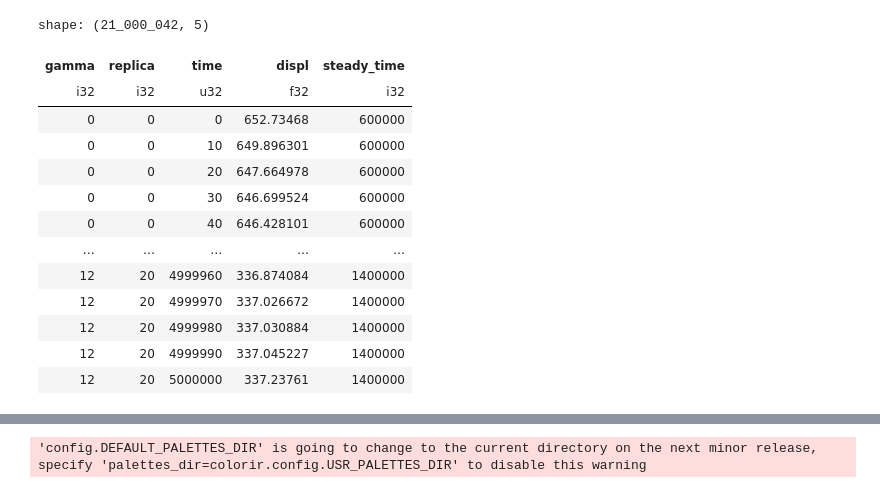
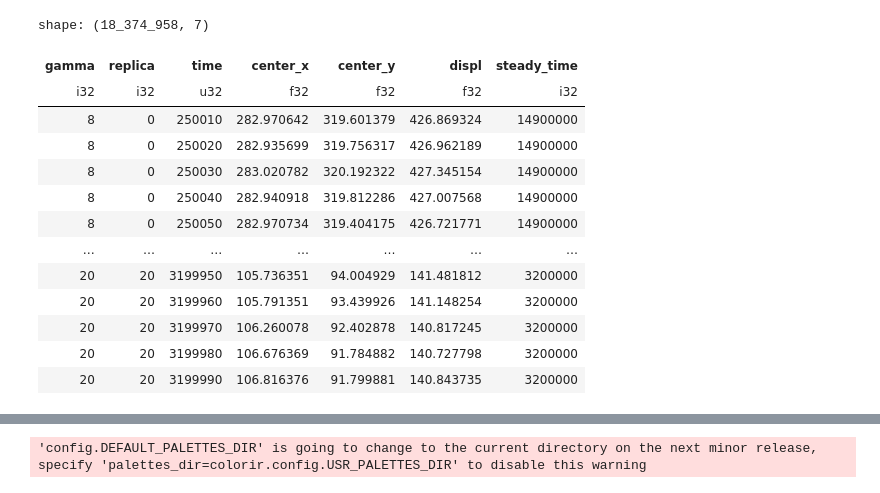
Before and after one commit to aleferna12/cellula-rs, a Jupyter notebook: analyses/msd.ipynb, the cells around one changed output, grey strips where cells are left out. Drawn from its saved outputs; the diff is of its cells as text; code cells hidden in the pictures.

```diff
--- a/analyses/msd.ipynb
+++ b/analyses/msd.ipynb
@@ -23,6 +25,7 @@ for i in range(len(sims)):
     )
 cellveldf = pl.concat(sims)
 # %%
+# Analyse whole duration if never reaches peak (replace 180 to change that)
 stdf = cellveldf\
     .with_columns(displ=(pl.col("center_x") ** 2 + pl.col("center_y") ** 2) ** 0.5)\
     .with_columns(mean_displ=pl.col("displ").mean().over(["gamma", "sim_replica", "wtime"]))\
@@ -30,8 +33,9 @@ stdf = cellveldf\
     .sort("wtime")\
     .group_by("gamma")\
     .agg(
-        steady_time=pl.col("wtime").filter(pl.col("mean_displ") <= pl.col("mean_displ").filter(pl.col("wtime") > 1e7).mean()).min()
+        steady_time=pl.col("wtime").filter(pl.col("mean_displ") <= 180).min()
     )\
+    .fill_null(cellveldf["wtime"].max())\
     .sort("gamma")
 stdf
 # %% [output]
@@ -84,31 +88,36 @@ shape: (63_000_126, 17)
 # %%
 displdf = celldf.select(
     "gamma",
     "replica",
     "time",
+    "center_x",
+    "center_y",
     displ=(pl.col("center_x") ** 2 + pl.col("center_y") ** 2) ** 0.5
+).join(
+    stdf,
+    on="gamma"
 ).sort([
     "gamma",
     "replica",
     "time"
-]).join(
-    stdf,
-    on="gamma"
-).filter(pl.col("gamma").is_in([0, 12]))  # Which simes to show
+]).filter(  # Cant combine this filter with above bc we need filtered steady_time
+    pl.col("time") > 25e4,
+    pl.col("time") < pl.col("steady_time")
+)
 displdf
 # %% [output]
-shape: (21_000_042, 5)
+shape: (18_374_958, 7)
-| gamma | replica | time | displ | steady_time |
-| i32 | i32 | u32 | f32 | i32 |
-| 0 | 0 | 0 | 652.73468 | 600000 |
-| 0 | 0 | 10 | 649.896301 | 600000 |
-| 0 | 0 | 20 | 647.664978 | 600000 |
-| 0 | 0 | 30 | 646.699524 | 600000 |
-| 0 | 0 | 40 | 646.428101 | 600000 |
-| … | … | … | … | … |
-| 12 | 20 | 4999960 | 336.874084 | 1400000 |
-| 12 | 20 | 4999970 | 337.026672 | 1400000 |
-| 12 | 20 | 4999980 | 337.030884 | 1400000 |
-| 12 | 20 | 4999990 | 337.045227 | 1400000 |
-| 12 | 20 | 5000000 | 337.23761 | 1400000 |
+| gamma | replica | time | center_x | center_y | displ | steady_time |
+| i32 | i32 | u32 | f32 | f32 | f32 | i32 |
+| 8 | 0 | 250010 | 282.970642 | 319.601379 | 426.869324 | 14900000 |
+| 8 | 0 | 250020 | 282.935699 | 319.756317 | 426.962189 | 14900000 |
+| 8 | 0 | 250030 | 283.020782 | 320.192322 | 427.345154 | 14900000 |
+| 8 | 0 | 250040 | 282.940918 | 319.812286 | 427.007568 | 14900000 |
+| 8 | 0 | 250050 | 282.970734 | 319.404175 | 426.721771 | 14900000 |
+| … | … | … | … | … | … | … |
+| 20 | 20 | 3199950 | 105.736351 | 94.004929 | 141.481812 | 3200000 |
+| 20 | 20 | 3199960 | 105.791351 | 93.439926 | 141.148254 | 3200000 |
+| 20 | 20 | 3199970 | 106.260078 | 92.402878 | 140.817245 | 3200000 |
+| 20 | 20 | 3199980 | 106.676369 | 91.784882 | 140.727798 | 3200000 |
+| 20 | 20 | 3199990 | 106.816376 | 91.799881 | 140.843735 | 3200000 |
 # %%
```
Also changed, not shown: parts of 9 cells of this notebook, 1 other file.
